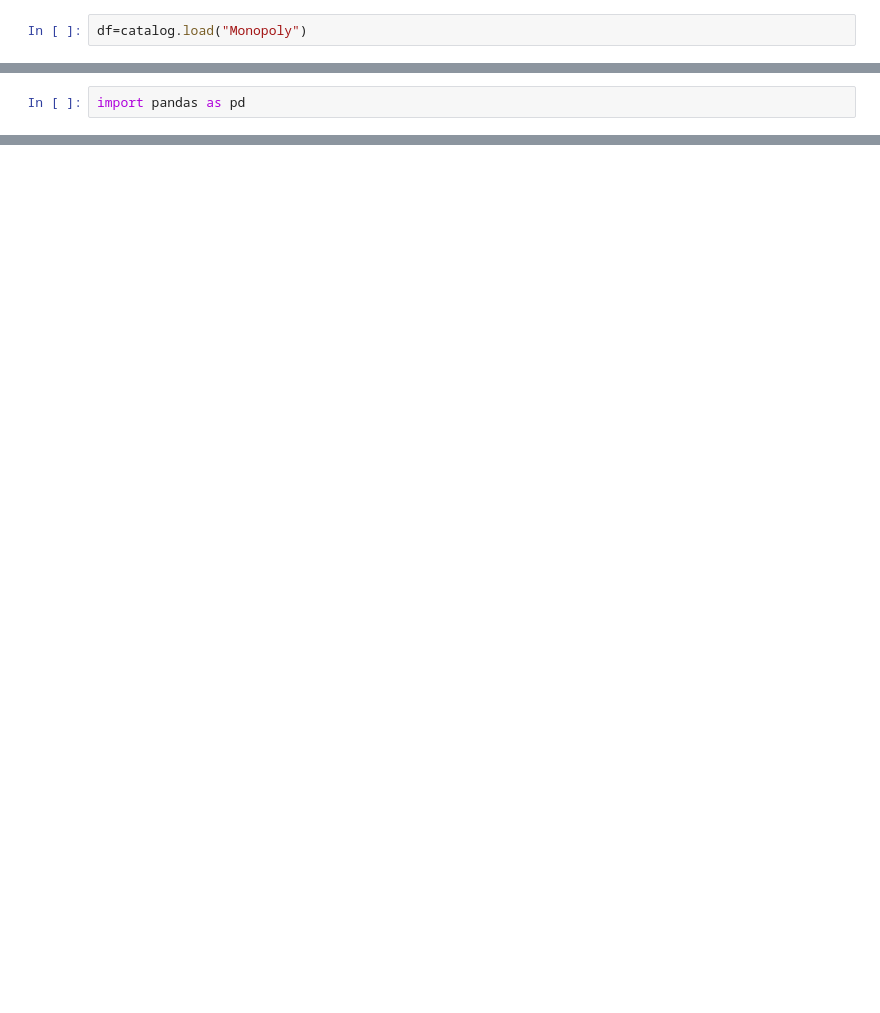
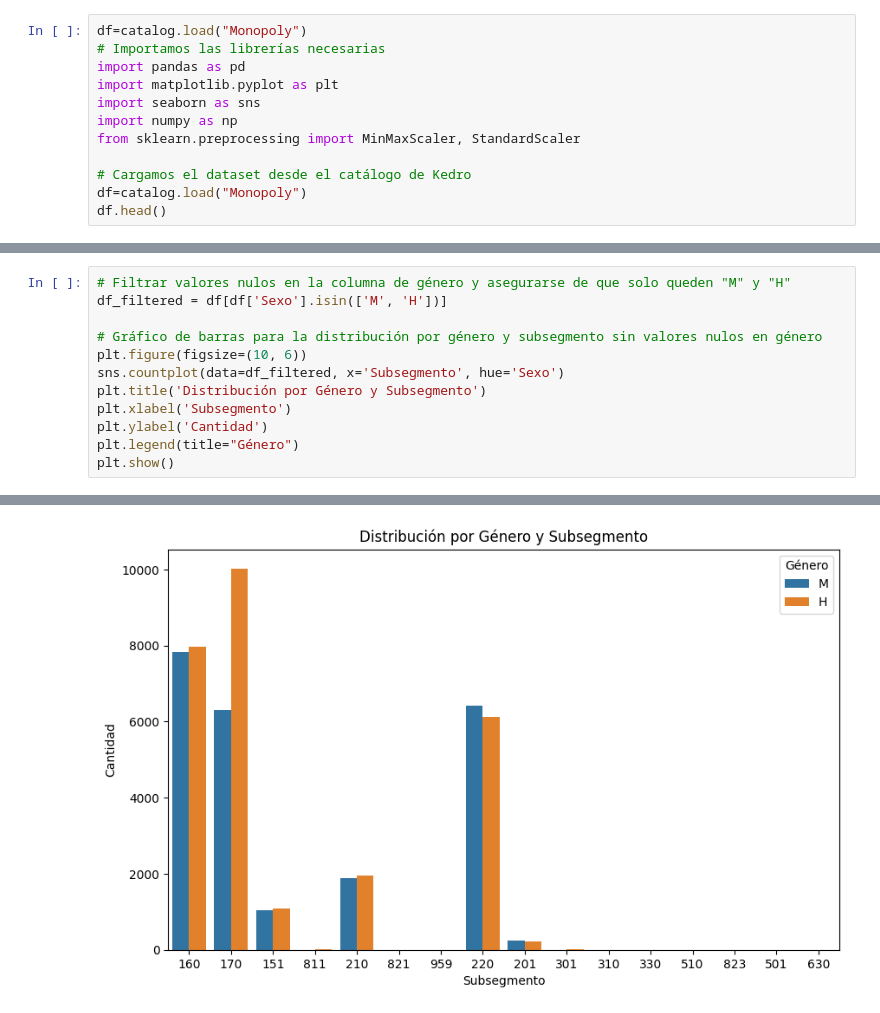
Before and after one commit to JuanAmpuero06/monopoly, a Jupyter notebook: notebooks/Phase 2 understanding the data.ipynb, the cells around one changed output, grey strips where cells are left out. Drawn from its saved outputs; the diff is of its cells as text; blank space fills up the shorter version.

```diff
--- a/notebooks/Phase 2 understanding the data.ipynb
+++ b/notebooks/Phase 2 understanding the data.ipynb
@@ -43,4 +41,14 @@ catalog
  'parameters': "kedro.io.memory_dataset.MemoryDataset(data='<dict>')"}
 # %%
 df=catalog.load("Monopoly")
+# Importamos las librerías necesarias
+import pandas as pd
+import matplotlib.pyplot as plt
+import seaborn as sns
+import numpy as np
+from sklearn.preprocessing import MinMaxScaler, StandardScaler
+
+# Cargamos el dataset desde el catálogo de Kedro
+df=catalog.load("Monopoly")
+df.head()
 # %% [output]
@@ -48,2 +65,13 @@ df=catalog.load("Monopoly")
 # %%
-import pandas as pd
+# Filtrar valores nulos en la columna de género y asegurarse de que solo queden "M" y "H"
+df_filtered = df[df['Sexo'].isin(['M', 'H'])]
+
+# Gráfico de barras para la distribución por género y subsegmento sin valores nulos en género
+plt.figure(figsize=(10, 6))
+sns.countplot(data=df_filtered, x='Subsegmento', hue='Sexo')
+plt.title('Distribución por Género y Subsegmento')
+plt.xlabel('Subsegmento')
+plt.ylabel('Cantidad')
+plt.legend(title="Género")
+plt.show()
+# %% [output]
@@ -49,0 +79 @@ import pandas as pd
+[figure, added]
```
Also changed, not shown: parts of 10 cells of this notebook, 2 other files.
